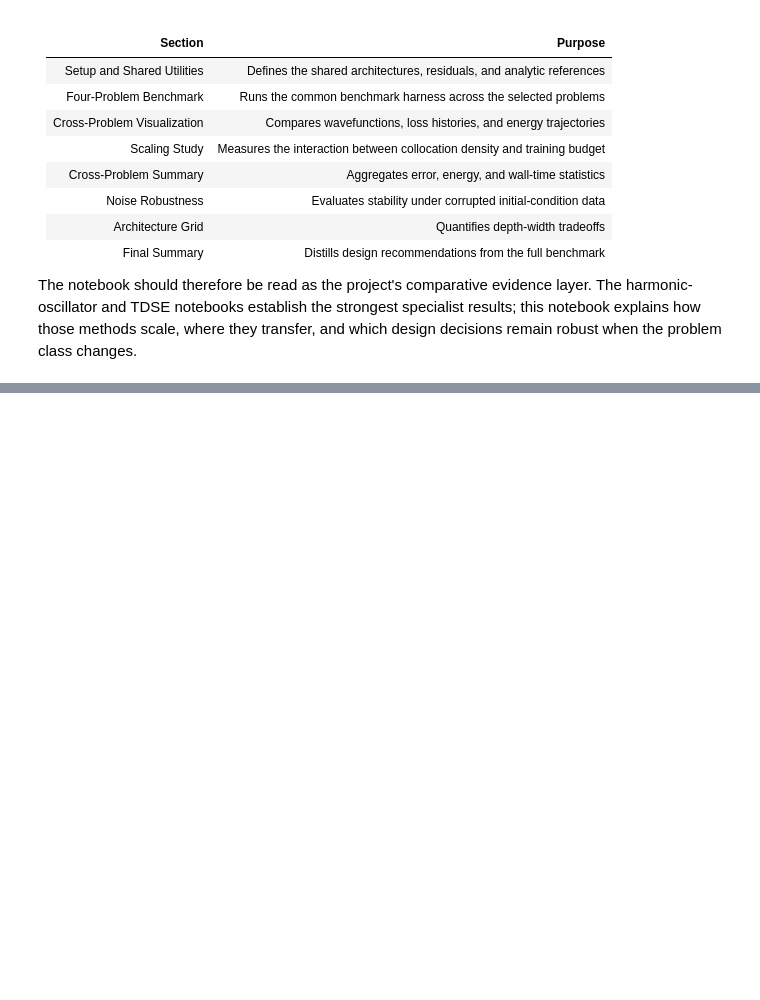
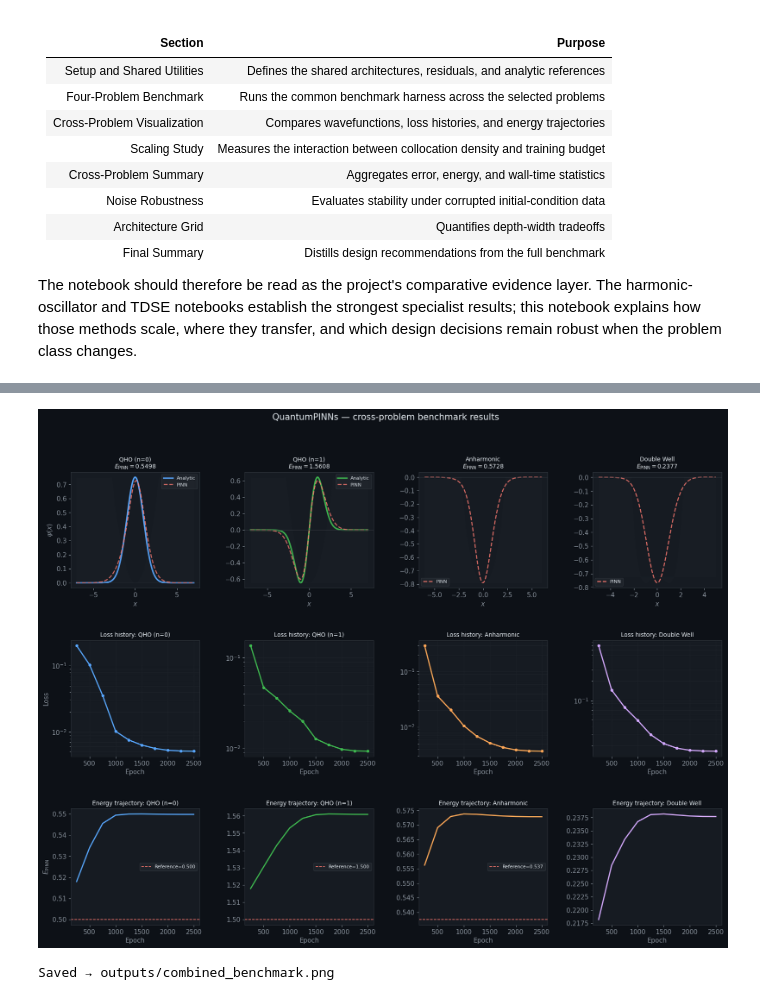
Before and after one commit to thmolena/QuantumPINNs-Physics-Informed-Neural-Networks-for-Quantum-Relevant-Physical-Modeling, a Jupyter notebook: notebooks/quantum_pinn_combined.ipynb, the cells around one changed output, grey strips where cells are left out. Cells and saved outputs as stored; diff of their text form; code cells hidden in the pictures; blank space fills up the shorter version.

Commit message:
Update demo notebooks

```diff
--- a/notebooks/quantum_pinn_combined.ipynb
+++ b/notebooks/quantum_pinn_combined.ipynb
@@ -178,22 +181,18 @@ Benchmark architectures and utilities loaded.
 Device: CPU
 GaussianEnvPINN(hidden=64, n_layers=5): 16,833 parameters
 # %%
-# ══════════════════════════════════════════════════════════════════════════
-#  TUTORIAL MODE — controls training speed throughout this notebook
-#
-#  TUTORIAL_MODE = True  →  epochs/grid sizes scaled down for fast demo
-#  TUTORIAL_MODE = False →  full training for publication-quality results
-#
-#  All training epoch counts are passed through T(n), which returns max(50, n*0.08)
-#  in TUTORIAL_MODE, otherwise returns n unchanged.
-# ══════════════════════════════════════════════════════════════════════════
+# Runtime scaling configuration for the combined benchmark.
+# The notebook preserves a reduced exploratory mode for quick inspection and a full
+# mode for longer comparative runs. The computational logic is unchanged; only the
+# execution budget varies.
+
 TUTORIAL_MODE = True
 _SCALE = 0.08
 
 def T(n_epochs: int) -> int:
-    """Scale epoch count for tutorial mode — returns at least 50 epochs."""
+    """Scale epoch counts for reduced exploratory runs while enforcing a minimum budget."""
     return n_epochs if not TUTORIAL_MODE else max(50, int(n_epochs * _SCALE))
 
-print(f'TUTORIAL_MODE={TUTORIAL_MODE}  |  epoch scale={_SCALE}')
-print(f'Example: T(2500) = {T(2500)},  T(1500) = {T(1500)}')
+print(f'Exploratory runtime mode={TUTORIAL_MODE}  |  epoch scale={_SCALE}')
+print(f'Example budgets: T(2500) = {T(2500)},  T(1500) = {T(1500)}')
 # %% [output]
@@ -346,13 +320,16 @@ AttributeError: module 'numpy' has no attribute 'trapz'
 # %%
-# ── Multi-Panel Result Visualization ─────────────────────────────────────
+# Cross-problem visualization suite.
+# The figure is organized to show waveform agreement, optimization history, and energy
+# trajectories side by side so that comparative structure can be interpreted directly.
+
 fig = plt.figure(figsize=(20, 14), facecolor='#0d1117')
 gs  = gridspec.GridSpec(3, 4, figure=fig, hspace=0.45, wspace=0.35)
-fig.suptitle('QuantumPINNs — Cross-Problem Benchmark Results', color='#e6edf3', fontsize=15)
+fig.suptitle('QuantumPINNs — cross-problem benchmark results', color='#e6edf3', fontsize=15)
 
 colors_prob = ['#58a6ff', '#3fb950', '#ffa657', '#d2a8ff']
 prob_keys   = list(results.keys())
 
-# Row 1: Wavefunction predictions (all 4 problems)
+# Row 1: wavefunction reconstruction across the four benchmark problems.
 for col_i, (pk, c) in enumerate(zip(prob_keys, colors_prob)):
     r = results[pk]
     ax = fig.add_subplot(gs[0, col_i])
@@ -377,40 +354,41 @@ for col_i, (pk, c) in enumerate(zip(prob_keys, colors_prob)):
     ax.axhline(0, color='#30363d', lw=0.7)
     if col_i == 0: ax.set_ylabel('$\\psi(x)$', color='#8b949e')
 
-# Row 2: Training loss curves
+# Row 2: optimization histories for each benchmark problem.
 for col_i, (pk, c) in enumerate(zip(prob_keys, colors_prob)):
     r = results[pk]
     ax = fig.add_subplot(gs[1, col_i])
     ax.set_facecolor('#161b22')
     for sp in ax.spines.values(): sp.set_edgecolor('#30363d')
     ax.tick_params(colors='#8b949e')
     ep_ax = np.arange(250, 250 * len(r['hist_loss']) + 1, 250)
     ax.semilogy(ep_ax, r['hist_loss'], '-o', color=c, lw=2, ms=4)
     ax.set_xlabel('Epoch', color='#8b949e')
-    ax.set_title(f'Loss: {pk}', color='#e6edf3', fontsize=10)
+    ax.set_title(f'Loss history: {pk}', color='#e6edf3', fontsize=10)
     if col_i == 0: ax.set_ylabel('Loss', color='#8b949e')
     ax.grid(True, which='both', color='#21262d', lw=0.4)
 
-# Row 3: Energy convergence
+# Row 3: energy trajectories with available references.
 for col_i, (pk, c) in enumerate(zip(prob_keys, colors_prob)):
     r = results[pk]
     ax = fig.add_subplot(gs[2, col_i])
     ax.set_facecolor('#161b22')
     for sp in ax.spines.values(): sp.set_edgecolor('#30363d')
     ax.tick_params(colors='#8b949e')
     ep_ax = np.arange(250, 250 * len(r['hist_e']) + 1, 250)
     ax.plot(ep_ax, r['hist_e'], '-', color=c, lw=2)
-    # Exact energy reference
-    exact_map = {'QHO (n=0)': 0.5, 'QHO (n=1)': 1.5,
-                 'Anharmonic': E0_anharmonic}
+    exact_map = {'QHO (n=0)': 0.5, 'QHO (n=1)': 1.5, 'Anharmonic': E0_anharmonic}
     if pk in exact_map:
-        ax.axhline(exact_map[pk], color='#ff7b72', lw=1.2, ls='--', label=f'Exact={exact_map[pk]:.3f}')
+        ax.axhline(exact_map[pk], color='#ff7b72', lw=1.2, ls='--', label=f'Reference={exact_map[pk]:.3f}')
         ax.legend(facecolor='#21262d', edgecolor='#30363d', labelcolor='#e6edf3', fontsize=8)
     ax.set_xlabel('Epoch', color='#8b949e')
-    ax.set_title(f'Energy Convergence: {pk}', color='#e6edf3', fontsize=10)
+    ax.set_title(f'Energy trajectory: {pk}', color='#e6edf3', fontsize=10)
     if col_i == 0: ax.set_ylabel('$E_{\\rm PINN}$', color='#8b949e')
 
 plt.savefig('../outputs/combined_benchmark.png', dpi=150, bbox_inches='tight', facecolor='#0d1117')
 plt.show()
 print('Saved → outputs/combined_benchmark.png')
+# %% [output]
+[figure, added]
+Saved → outputs/combined_benchmark.png
 # %%
```
Also changed, not shown: parts of 8 cells of this notebook.
